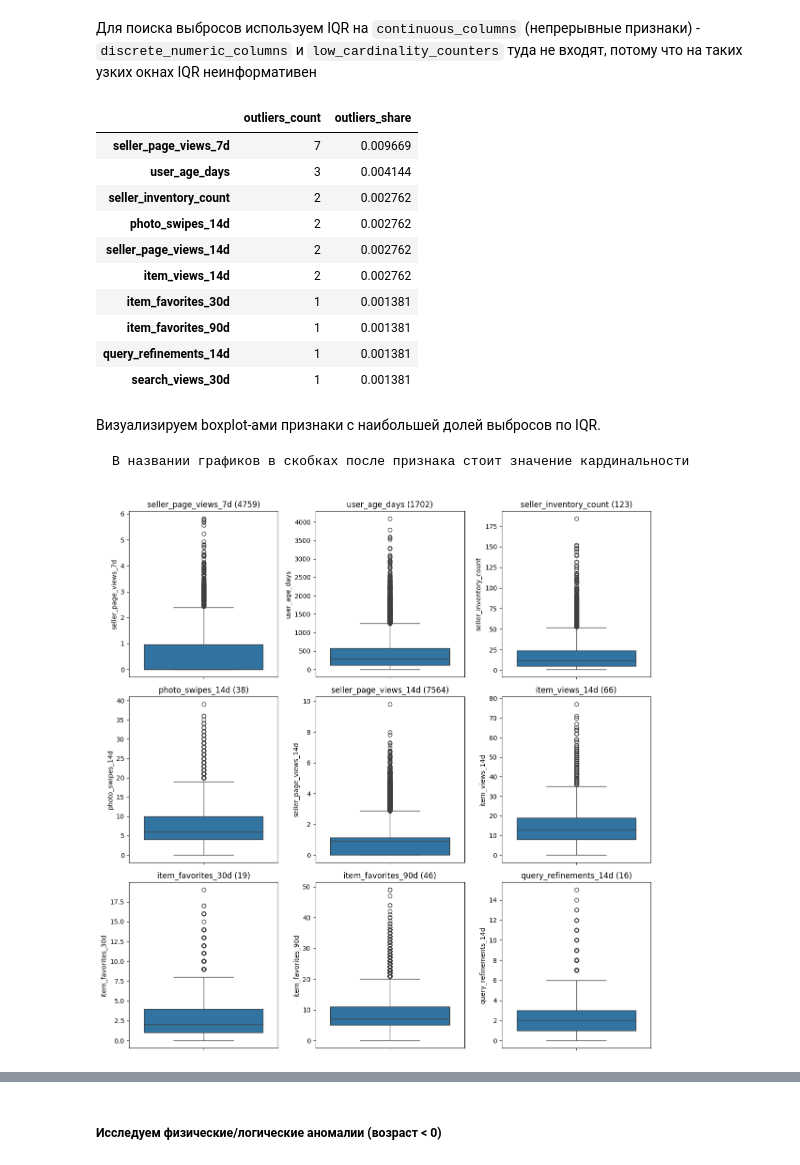
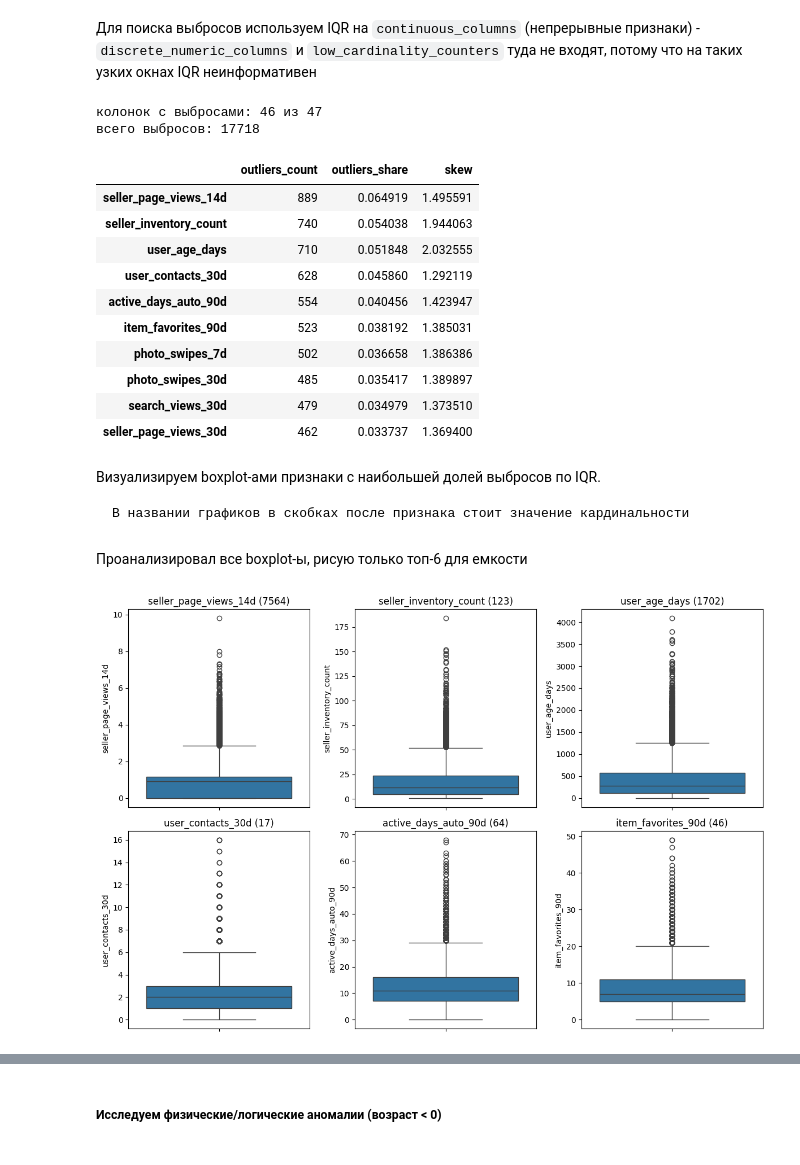
Before and after one commit to val3rkq/avito_ds_bootcamp_test, a Jupyter notebook: eda.ipynb, the cells around one changed output, grey strips where cells are left out. Cells and saved outputs as stored; diff of their text form; code cells hidden in the pictures.

````diff
--- a/eda.ipynb
+++ b/eda.ipynb
@@ -281,53 +279,64 @@ for column in train[trouble_monotonic_counters['column']]:
 # %% [markdown]
 Для поиска выбросов используем IQR на `continuous_columns` (непрерывные признаки) - `discrete_numeric_columns` и `low_cardinality_counters` туда не входят, потому что на таких узких окнах IQR неинформативен
 # %%
-def iqr_outlier_stats(df, columns):
-    q1 = df[columns].quantile(0.1)
-    q3 = df[columns].quantile(0.9)
+def iqr_outlier_stats(df, columns, q_low=0.25, q_high=0.75, k=1.5):
+    """значение считается выбросом вне [Q1 - k*IQR, Q3 + k*IQR].
+
+    NaN отбрасываются поколоночно самими quantile/сравнениями, поэтому строки
+    с пропусками дропать НЕ надо: df.dropna() оставил бы 724 строки из 13694 (5%),
+    причём смещённые - только лиды без единого пропуска из 119 колонок.
+    """
+    q1 = df[columns].quantile(q_low)
+    q3 = df[columns].quantile(q_high)
     iqr = q3 - q1
-    lower_bound = q1 - 1.5 * iqr
-    upper_bound = q3 + 1.5 * iqr
-    is_outlier = (df[columns] < lower_bound) | (df[columns] > upper_bound)
+    is_outlier = (df[columns] < q1 - k * iqr) | (df[columns] > q3 + k * iqr)
     return pd.DataFrame({
         "outliers_count": is_outlier.sum(),
-        "outliers_share": is_outlier.mean()
+        "outliers_share": is_outlier.mean(),
+        "skew": df[columns].skew(),
     }).sort_values("outliers_share", ascending=False)
 
-# для вывода абсолютного количества выбросов не забываю дропнуть NaN
-outlier_stats = iqr_outlier_stats(train.dropna(), continuous_columns)
+
+outlier_stats = iqr_outlier_stats(train, continuous_columns)
+print(f"колонок с выбросами: {(outlier_stats['outliers_share'] > 0).sum()} из {len(continuous_columns)}")
+print(f"всего выбросов: {int(outlier_stats['outliers_count'].sum())}")
 outlier_stats[outlier_stats["outliers_share"] > 0].head(10)
 # %% [output]
+колонок с выбросами: 46 из 47
+всего выбросов: 17718
-|  | outliers_count | outliers_share |
-| seller_page_views_7d | 7 | 0.009669 |
-| user_age_days | 3 | 0.004144 |
-| seller_inventory_count | 2 | 0.002762 |
-| photo_swipes_14d | 2 | 0.002762 |
-| seller_page_views_14d | 2 | 0.002762 |
-| item_views_14d | 2 | 0.002762 |
-| item_favorites_30d | 1 | 0.001381 |
-| item_favorites_90d | 1 | 0.001381 |
-| query_refinements_14d | 1 | 0.001381 |
-| search_views_30d | 1 | 0.001381 |
+|  | outliers_count | outliers_share | skew |
+| seller_page_views_14d | 889 | 0.064919 | 1.495591 |
+| seller_inventory_count | 740 | 0.054038 | 1.944063 |
+| user_age_days | 710 | 0.051848 | 2.032555 |
+| user_contacts_30d | 628 | 0.045860 | 1.292119 |
+| active_days_auto_90d | 554 | 0.040456 | 1.423947 |
+| item_favorites_90d | 523 | 0.038192 | 1.385031 |
+| photo_swipes_7d | 502 | 0.036658 | 1.386386 |
+| photo_swipes_30d | 485 | 0.035417 | 1.389897 |
+| search_views_30d | 479 | 0.034979 | 1.373510 |
+| seller_page_views_30d | 462 | 0.033737 | 1.369400 |
 # %% [markdown]
 Визуализируем boxplot-ами признаки с наибольшей долей выбросов по IQR.
 
 ```
 В названии графиков в скобках после признака стоит значение кардинальности
 ```
+# %% [markdown]
+Проанализировал все boxplot-ы, рисую только топ-6 для емкости
 # %%
-# рисуем топ-9 признаков с наибольшей долей выбросов
-top_outlier_columns = outlier_stats[outlier_stats["outliers_share"] > 0].head(9).index.tolist()
+# рисуем топ-6 признаков с наибольшей долей выбросов
+top_outlier_columns = outlier_stats[outlier_stats["outliers_share"] > 0].head(6).index.tolist()
 
 n_cols = 3
 n_rows = math.ceil(len(top_outlier_columns) / n_cols)
 
 fig, axes = plt.subplots(n_rows, n_cols, figsize=(4 * n_cols, 4 * n_rows))
 axes = axes.flatten()
 for i, column in enumerate(top_outlier_columns):
     sns.boxplot(y=train[column], ax=axes[i])
     axes[i].set_title(f"{column} ({train[column].nunique()})")
 
 plt.tight_layout()
 plt.show()
 # %% [output]
-[figure, old version]
+[figure, new version]
````
Also changed, not shown: parts of 10 cells of this notebook, 2 other files.
